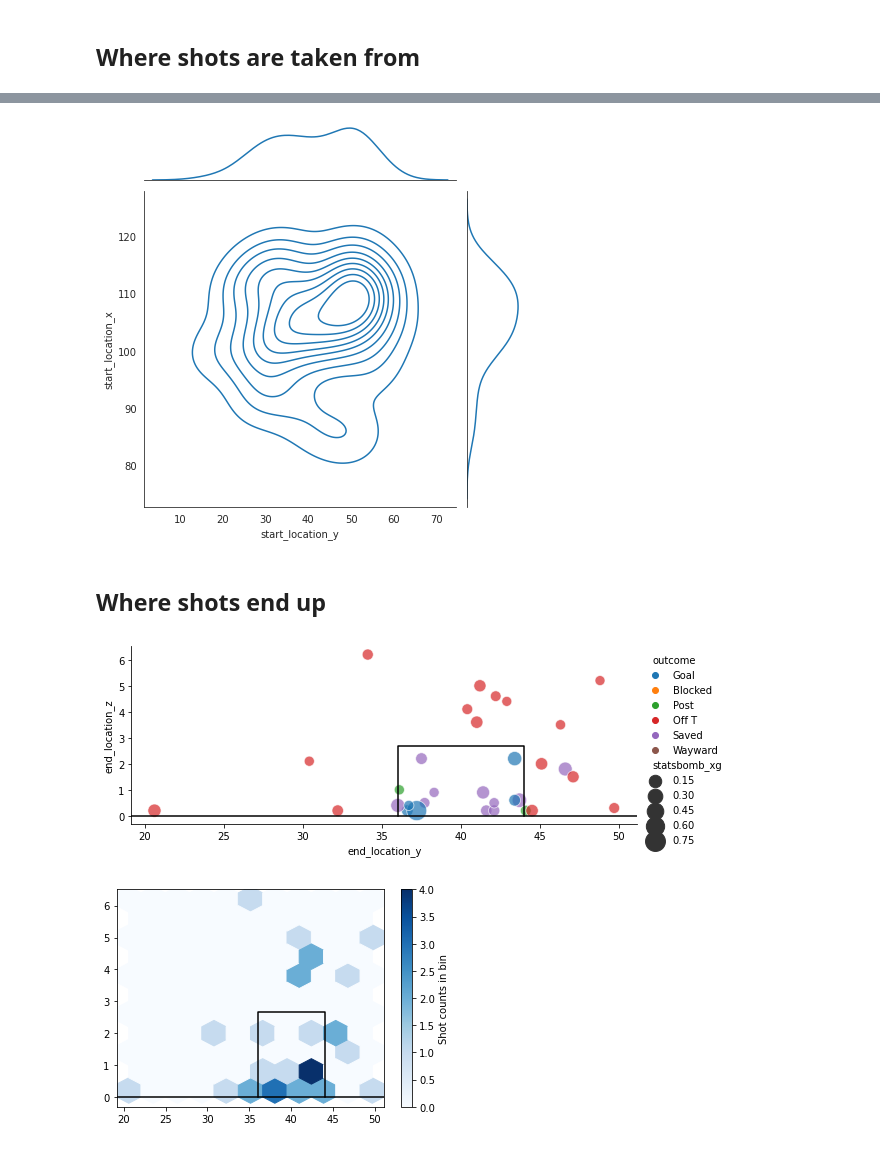
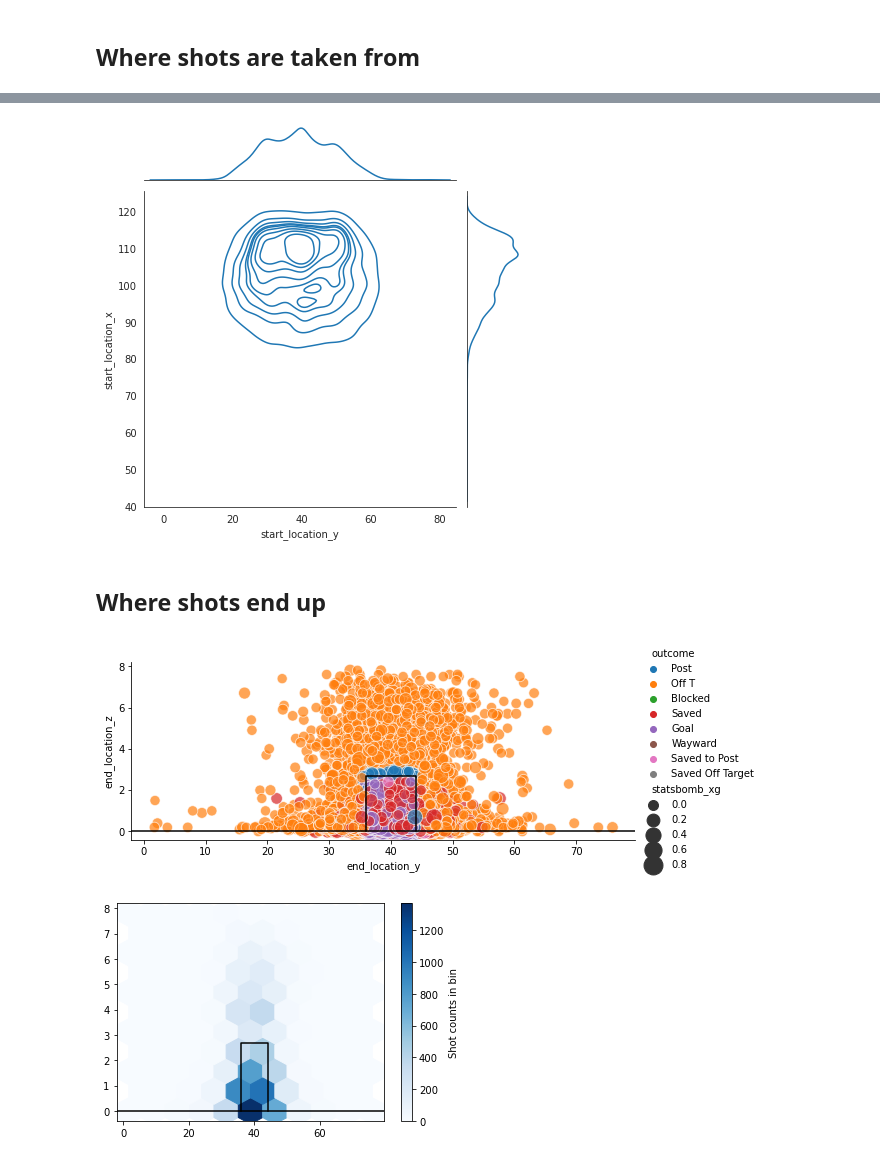
Before and after one commit to deacona/the-ball-is-round, a Jupyter notebook: notebooks/messi_01_finding_leo.ipynb, the cells around one changed output, grey strips where cells are left out. Saved outputs shown, nothing was run; the diff lists cells and outputs as text; code cells hidden in the pictures.

```diff
--- a/notebooks/messi_01_finding_leo.ipynb
+++ b/notebooks/messi_01_finding_leo.ipynb
@@ -7,0 +7,3 @@ import statsbomb as sb
+# %%
+df = utilities.get_master("events_shot")
+df.shape
@@ -245,8 +144,8 @@ plt.show()
 # %%
 with sns.axes_style("white"):
-    sns.jointplot(x="start_location_y", y="start_location_x", data=shots, kind="kde");
+    sns.jointplot(x="start_location_y", y="start_location_x", data=df, kind="kde");
 # %% [output]
-[figure, old version]
+[figure, new version]
 # %% [markdown]
 ## Where shots end up
 # %%
@@ -266,24 +165,24 @@ def draw_posts(ax):
 # %%
 sns.relplot(x='end_location_y', y='end_location_z', size='statsbomb_xg', hue="outcome",
             sizes=(100, 400), alpha=.7, aspect=2.5, height=3,
-                data=shots)
+                data=df)
 
 ax = plt.gca()
 draw_posts(ax)
 plt.show()
 # %% [output]
-[figure, old version]
+[figure, new version]
 # %%
 # plt.hist2d(shots.dropna(subset=["end_location_z"]).end_location_y, shots.dropna(subset=["end_location_z"]).end_location_z, bins=10, cmap="Blues")
-plt.hexbin(shots.dropna(subset=["end_location_z"]).end_location_y, shots.dropna(subset=["end_location_z"]).end_location_z,
+plt.hexbin(df.dropna(subset=["end_location_z"]).end_location_y, df.dropna(subset=["end_location_z"]).end_location_z,
            gridsize=10, cmap="Blues")
 cb = plt.colorbar()
 cb.set_label("Shot counts in bin")
 
 ax = plt.gca()
 draw_posts(ax)
 plt.show()
 # %% [output]
-[figure, old version]
+[figure, new version]
 # %%
 with sns.axes_style("white"):
```
Also changed, not shown: parts of 31 cells of this notebook, 1 other file.
